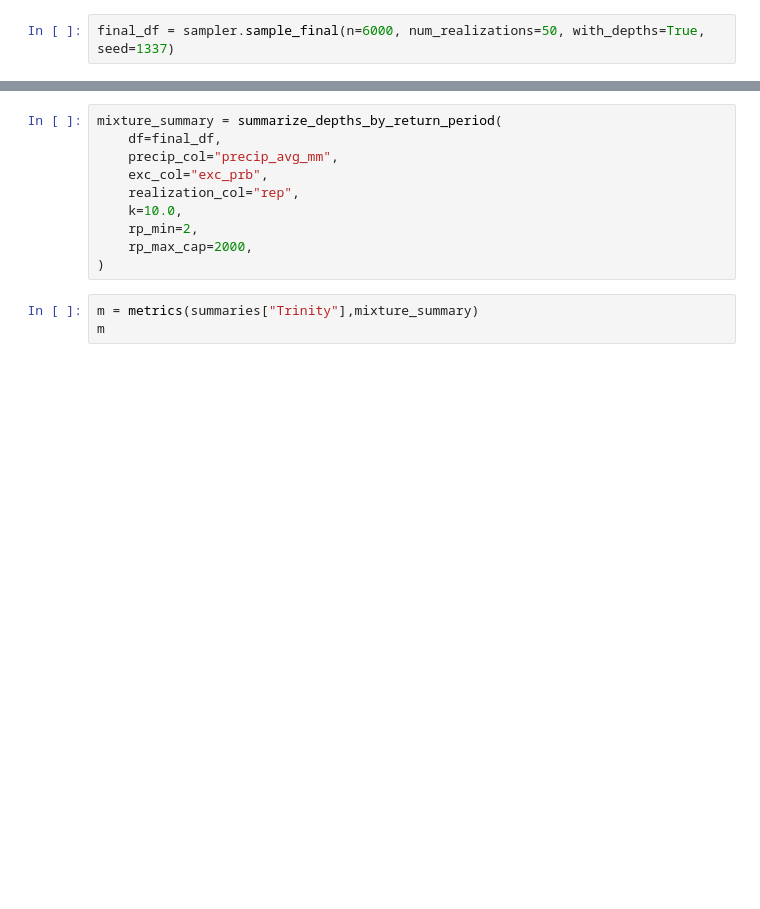
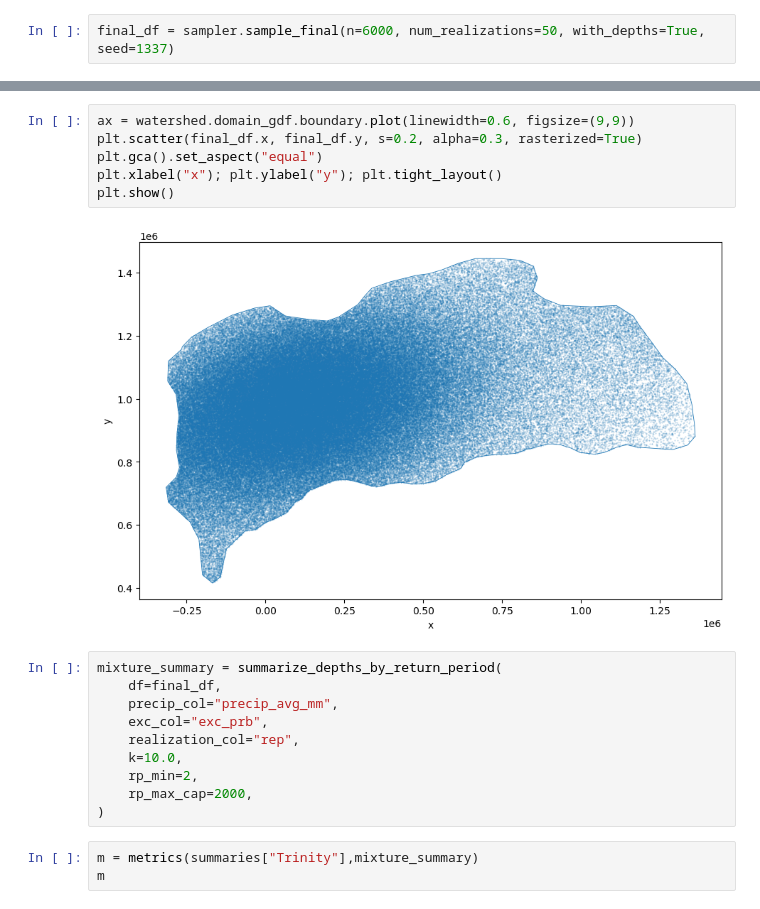
Before and after one commit to fema-ffrd/Importance-Sampling-for-SST, a Jupyter notebook: notebooks/adaptive_simulations.ipynb, the cells around one changed output, grey strips where cells are left out. Drawn from its saved outputs; the diff is of its cells as text; blank space fills up the shorter version.

```diff
--- a/notebooks/adaptive_simulations.ipynb
+++ b/notebooks/adaptive_simulations.ipynb
@@ -110,4 +116,12 @@ final_df
 300000 rows × 8 columns
+# %%
+ax = watershed.domain_gdf.boundary.plot(linewidth=0.6, figsize=(9,9))
+plt.scatter(final_df.x, final_df.y, s=0.2, alpha=0.3, rasterized=True)
+plt.gca().set_aspect("equal")
+plt.xlabel("x"); plt.ylabel("y"); plt.tight_layout()
+plt.show()
+# %% [output]
+[figure, added]
 # %%
 mixture_summary = summarize_depths_by_return_period(
     df=final_df,
```
Also changed, not shown: parts of 6 cells of this notebook, 5 other files.
